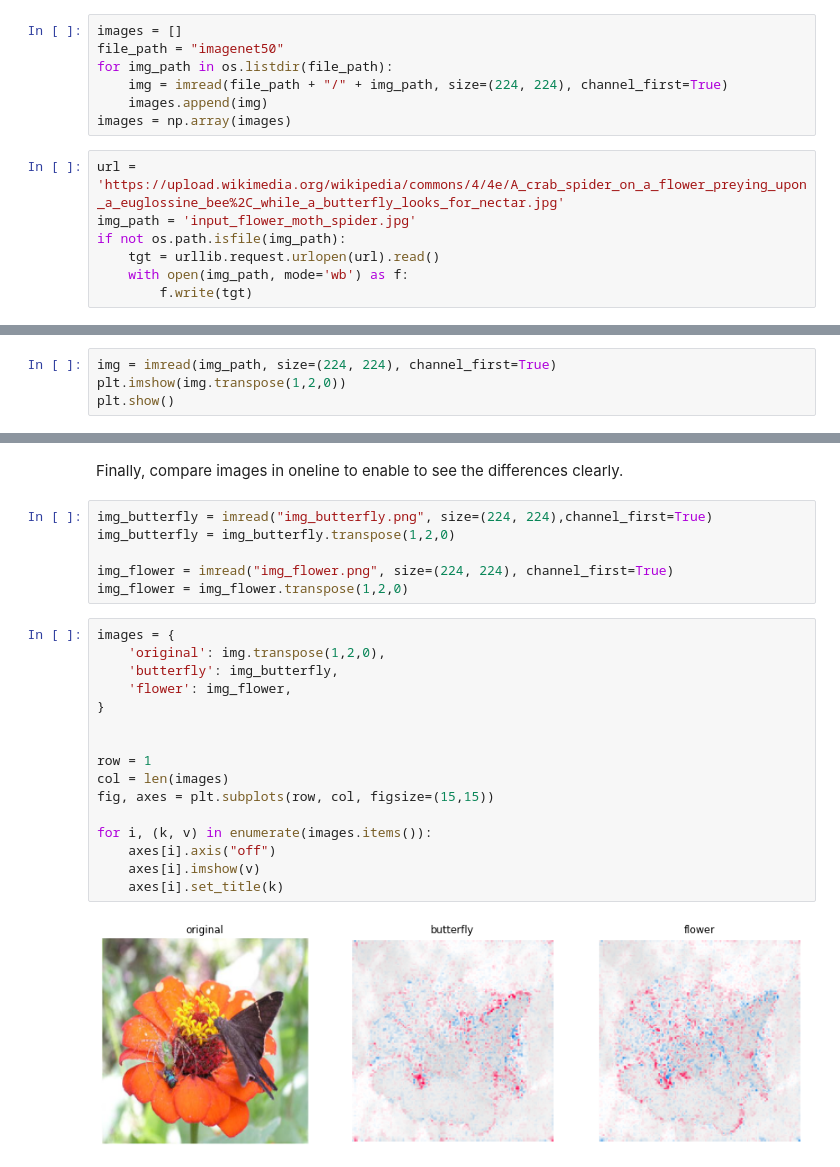
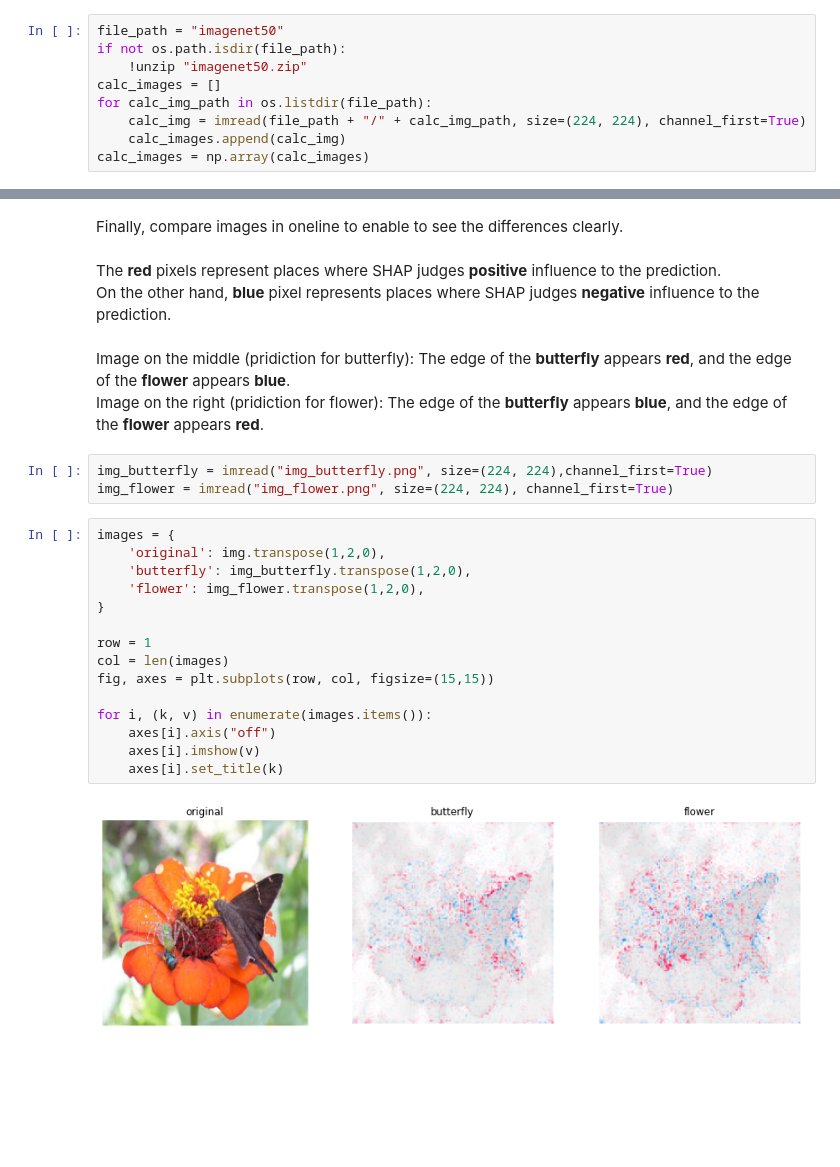
Before and after one commit to sony/nnabla-examples, a Jupyter notebook: interactive-demos/shap.ipynb, the cells around one changed output, grey strips where cells are left out. Cells and saved outputs as stored; diff of their text form; blank space fills up the shorter version.

```diff
--- a/interactive-demos/shap.ipynb
+++ b/interactive-demos/shap.ipynb
@@ -34,14 +55,9 @@ Download image to apply SHAP for, and images to use when computing shap.
 # %%
-images = []
 file_path = "imagenet50"
-for img_path in os.listdir(file_path):
-    img = imread(file_path + "/" + img_path, size=(224, 224), channel_first=True)
-    images.append(img)
-images = np.array(images)
+if not os.path.isdir(file_path):
+    !unzip "imagenet50.zip"
+calc_images = []
+for calc_img_path in os.listdir(file_path):
+    calc_img = imread(file_path + "/" + calc_img_path, size=(224, 224), channel_first=True)
+    calc_images.append(calc_img)
+calc_images = np.array(calc_images)
-# %%
-url = 'https://upload.wikimedia.org/wikipedia/commons/4/4e/A_crab_spider_on_a_flower_preying_upon_a_euglossine_bee%2C_while_a_butterfly_looks_for_nectar.jpg'
-img_path = 'input_flower_moth_spider.jpg'
-if not os.path.isfile(img_path):
-    tgt = urllib.request.urlopen(url).read()
-    with open(img_path, mode='wb') as f:
-        f.write(tgt)
@@ -52,4 +63,0 @@ In specific, this butterfly is called **long-tailed skipper butterfly**.
-# %%
-img = imread(img_path, size=(224, 224), channel_first=True)
-plt.imshow(img.transpose(1,2,0))
-plt.show()
@@ -135,27 +150,29 @@ shap_computation(model=model, X=img,
 # Visualization
 # %% [markdown]
 Finally, compare images in oneline to enable to see the differences clearly.
+# %% [markdown]
+The **red** pixels represent places where SHAP judges **positive** influence to the prediction.<br>
+On the other hand, **blue** pixel represents places where SHAP judges **negative** influence to the prediction.<br>
+# %% [markdown]
+Image on the middle (pridiction for butterfly): The edge of the **butterfly** appears **red**, and the edge of the **flower** appears **blue**.<br>
+Image on the right (pridiction for flower): The edge of the **butterfly** appears **blue**, and the edge of the **flower** appears **red**.
 # %%
 img_butterfly = imread("img_butterfly.png", size=(224, 224),channel_first=True)
-img_butterfly = img_butterfly.transpose(1,2,0)
-
 img_flower = imread("img_flower.png", size=(224, 224), channel_first=True)
-img_flower = img_flower.transpose(1,2,0)
 # %%
 images = {
     'original': img.transpose(1,2,0),
-    'butterfly': img_butterfly,
-    'flower': img_flower,
+    'butterfly': img_butterfly.transpose(1,2,0),
+    'flower': img_flower.transpose(1,2,0),
 }
-
 
 row = 1
 col = len(images)
 fig, axes = plt.subplots(row, col, figsize=(15,15))
 
 for i, (k, v) in enumerate(images.items()):
     axes[i].axis("off")
     axes[i].imshow(v)
     axes[i].set_title(k)
 # %% [output]
-[figure, old version]
+[figure, new version]
```
Also changed, not shown: parts of 17 cells of this notebook, 52 other files.
